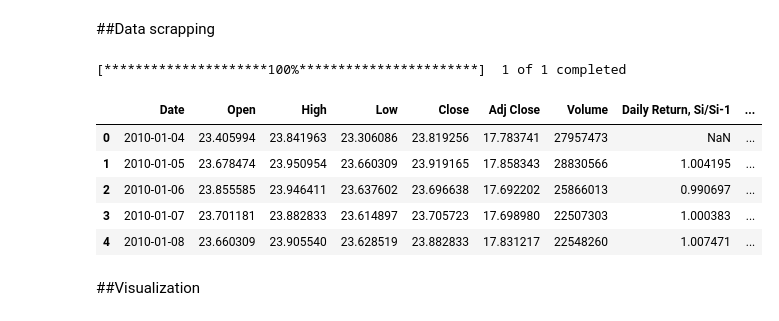
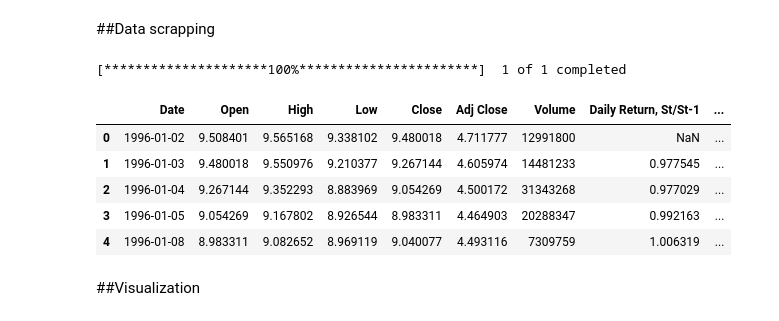
Before and after one commit to apapaioannou92/stockpricing, a Jupyter notebook: Stock_Modelling_v2.ipynb, the cells around one changed output. Cells and saved outputs as stored; diff of their text form; code cells hidden in the pictures.

```diff
--- a/Stock_Modelling_v2.ipynb
+++ b/Stock_Modelling_v2.ipynb
@@ -89,27 +90,26 @@ Mounted at /content/gdrive
 # %% [markdown]
 ##Data scrapping
 # %%
-df = yf.download("HPQ", start="2010-01-01", end="2020-12-31", group_by="ticker")
-df['Daily Return, Si/Si-1']=df['Adj Close']/df['Adj Close'].shift(1)
+df = yf.download("HPQ", start="1996-01-01", end="2006-12-31", group_by="ticker")
+df['Daily Return, St/St-1']=df['Adj Close']/df['Adj Close'].shift(1)
 df['Ln Daily Return']=np.log(df['Adj Close']/df['Adj Close'].shift(1))
-# df['Daily Percentage Return'] = df['Adj Close'].pct_change()
 df['Mu Daily']=(df['Ln Daily Return']+df['Ln Daily Return'].shift(1))/2
 df['Sigma Daily']=df['Ln Daily Return'].rolling(2).std()
 df.reset_index(inplace=True)
 df = df.rename(columns = {'Date':'Date'})
 min_=min(df['Date'].dt.year)
 max_=max(df['Date'].dt.year)
 len_=max_-min_
 # print(len_)
 df.head()
 # %% [output]
 [*********************100%***********************]  1 of 1 completed
-|  | Date | Open | High | Low | Close | Adj Close | Volume | Daily Return, Si/Si-1 | ... |
-| 0 | 2010-01-04 | 23.405994 | 23.841963 | 23.306086 | 23.819256 | 17.783741 | 27957473 | NaN | ... |
-| 1 | 2010-01-05 | 23.678474 | 23.950954 | 23.660309 | 23.919165 | 17.858343 | 28830566 | 1.004195 | ... |
-| 2 | 2010-01-06 | 23.855585 | 23.946411 | 23.637602 | 23.696638 | 17.692202 | 25866013 | 0.990697 | ... |
-| 3 | 2010-01-07 | 23.701181 | 23.882833 | 23.614897 | 23.705723 | 17.698980 | 22507303 | 1.000383 | ... |
-| 4 | 2010-01-08 | 23.660309 | 23.905540 | 23.628519 | 23.882833 | 17.831217 | 22548260 | 1.007471 | ... |
+|  | Date | Open | High | Low | Close | Adj Close | Volume | Daily Return, St/St-1 | ... |
+| 0 | 1996-01-02 | 9.508401 | 9.565168 | 9.338102 | 9.480018 | 4.711777 | 12991800 | NaN | ... |
+| 1 | 1996-01-03 | 9.480018 | 9.550976 | 9.210377 | 9.267144 | 4.605974 | 14481233 | 0.977545 | ... |
+| 2 | 1996-01-04 | 9.267144 | 9.352293 | 8.883969 | 9.054269 | 4.500172 | 31343268 | 0.977029 | ... |
+| 3 | 1996-01-05 | 9.054269 | 9.167802 | 8.926544 | 8.983311 | 4.464903 | 20288347 | 0.992163 | ... |
+| 4 | 1996-01-08 | 8.983311 | 9.082652 | 8.969119 | 9.040077 | 4.493116 | 7309759 | 1.006319 | ... |
 # %% [markdown]
 ##Visualization
 # %%
```
Also changed, not shown: parts of 14 cells of this notebook.
